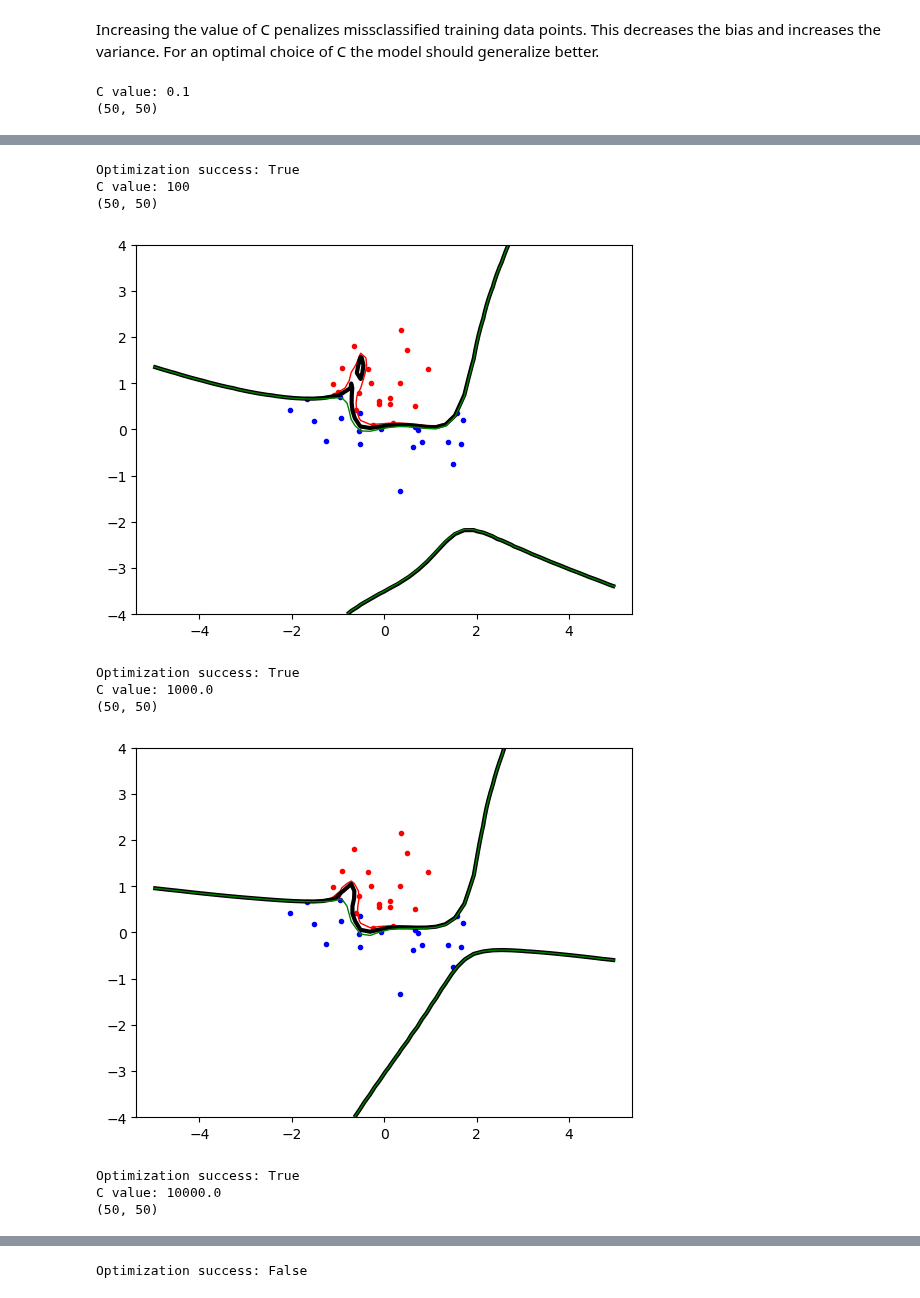
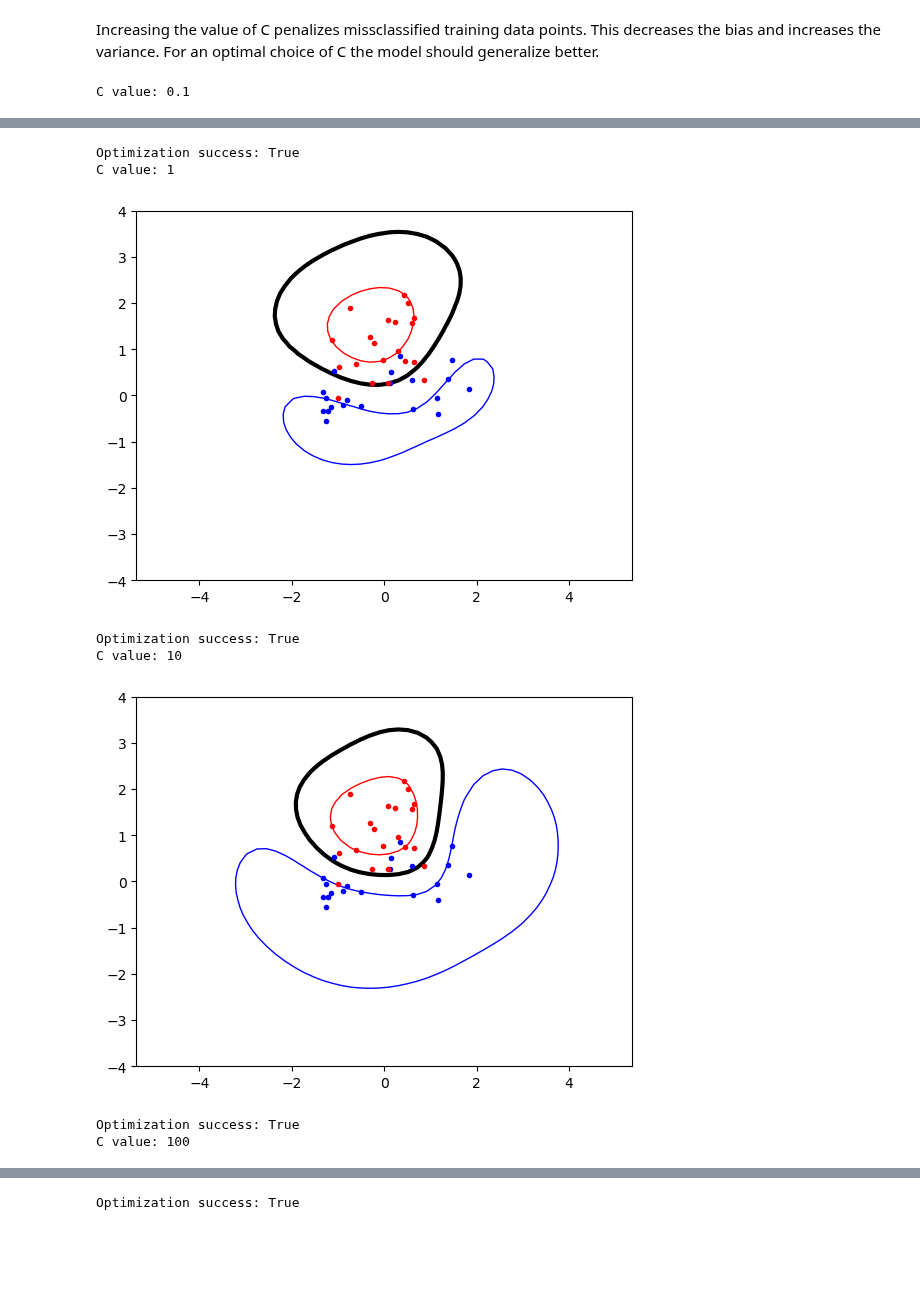
Before and after one commit to simon-frisk/Machine-Learning-Lab-2, a Jupyter notebook: presentation_notebook.ipynb, the cells around one changed output, grey strips where cells are left out. Drawn from its saved outputs; the diff is of its cells as text; code cells hidden in the pictures; blank space fills up the shorter version.

```diff
--- a/presentation_notebook.ipynb
+++ b/presentation_notebook.ipynb
@@ -248,13 +234,12 @@ point = [[-1, 0], [1, 0], [0, 1], 0.5]
 inputs, targets, classA, classB = test_data.generate(N, point[0], point[1], point[2], point[3])
 
 N = 40
-C_values = [0.1, 100, 1e3, 1e4]
-p = 6
-kernel = kernel_collection.polynomial(p)
+C_values = [0.1, 1, 10, 100]
+sigma = 1
+kernel = kernel_collection.radial_basis_function(sigma)
 
 for C in C_values:
     print(f"C value: {C}")
     master(classA, classB, inputs, targets, N, kernel, C)
 # %% [output]
 C value: 0.1
-(50, 50)
@@ -262,11 +247,8 @@ C value: 0.1
 Optimization success: True
-C value: 100
-(50, 50)
+C value: 1
-[figure, old version]
+[figure, new version]
 Optimization success: True
-C value: 1000.0
-(50, 50)
+C value: 10
-[figure, old version]
+[figure, new version]
 Optimization success: True
-C value: 10000.0
-(50, 50)
+C value: 100
@@ -274 +256 @@ C value: 10000.0
-Optimization success: False
+Optimization success: True
```
Also changed, not shown: parts of 19 cells of this notebook, 1 other file.
